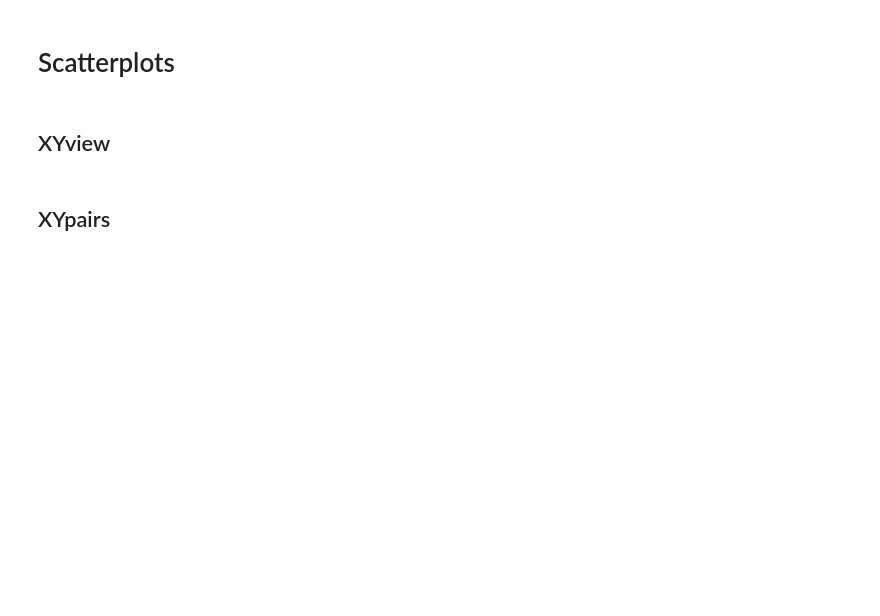
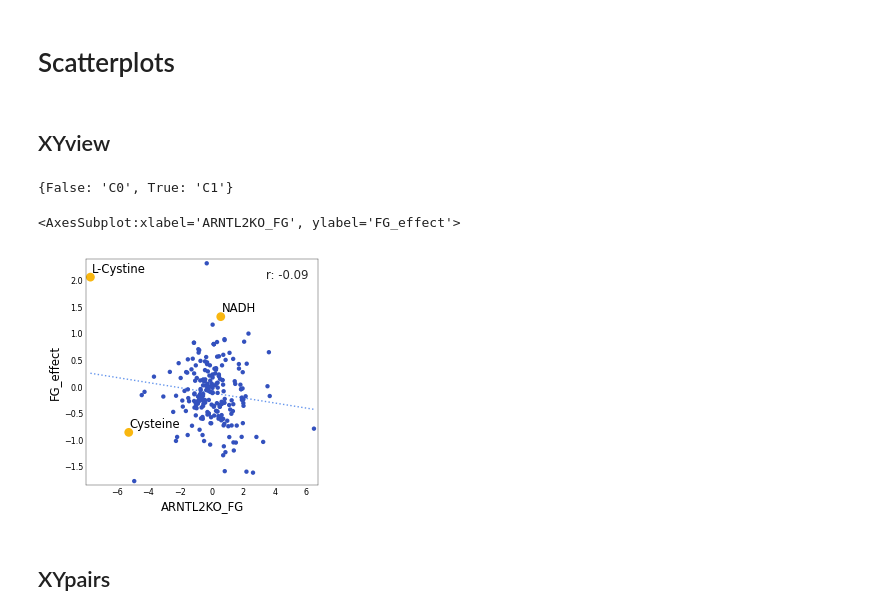
Before and after one commit to fossbert/Python_Packages, a Jupyter notebook: Dev_cbviz.ipynb, the cells around one changed output. Saved outputs shown, nothing was run; the diff lists cells and outputs as text; code cells hidden in the pictures; blank space fills up the shorter version.

Commit message:
XYview update

```diff
--- a/Dev_cbviz.ipynb
+++ b/Dev_cbviz.ipynb
@@ -162,4 +162,5 @@ from cbviz.cbviz.xytools import XYview
 from adjustText import adjust_text
 # %%
 cond = df.index.isin(metabolites)
-xv = XYview(df, highlight=metabolites, s=np.where(cond, 40, 10), c=np.where(cond, 'r', '.5'), alpha=1)
+s1 = np.where(cond, 40, 10)
+xv = XYview(df, s1=cond, s1_colors=['C0', 'C1'], highlight=metabolites, s=np.where(cond, 40, 10), alpha=1)
@@ -168,14 +167,21 @@ xv = XYview(df, highlight=metabolites, s=np.where(cond, 40, 10), c=np.where(cond
+# %%
+dict(zip(xv.s1_categories, xv.s1_colors))
+# %% [output]
+{False: 'C0', True: 'C1'}
 # %%
 plt.style.use('cviz')
 
 fig, ax = plt.subplots(figsize=(3,3))
 
-ax.scatter(xv.x, xv.y, **xv.scatter_kw)
+ax.scatter(**xv.scatter_call)
 xv.add_correlation(fontsize='small')
 xv.add_reg_line(color='cornflowerblue', lw=1)
 xv.label_dots(adjust=True, fontsize='small')
 xv.label_xy()
-fig.savefig('./test/Test-XYview.pdf')
+# fig.savefig('./test/Test-XYview.pdf')
+# %% [output]
+<AxesSubplot:xlabel='ARNTL2KO_FG', ylabel='FG_effect'>
+[figure, added]
 # %% [markdown]
 ## XYpairs
 # %%
```
Also changed, not shown: parts of 1 cell of this notebook, 1 other file.
